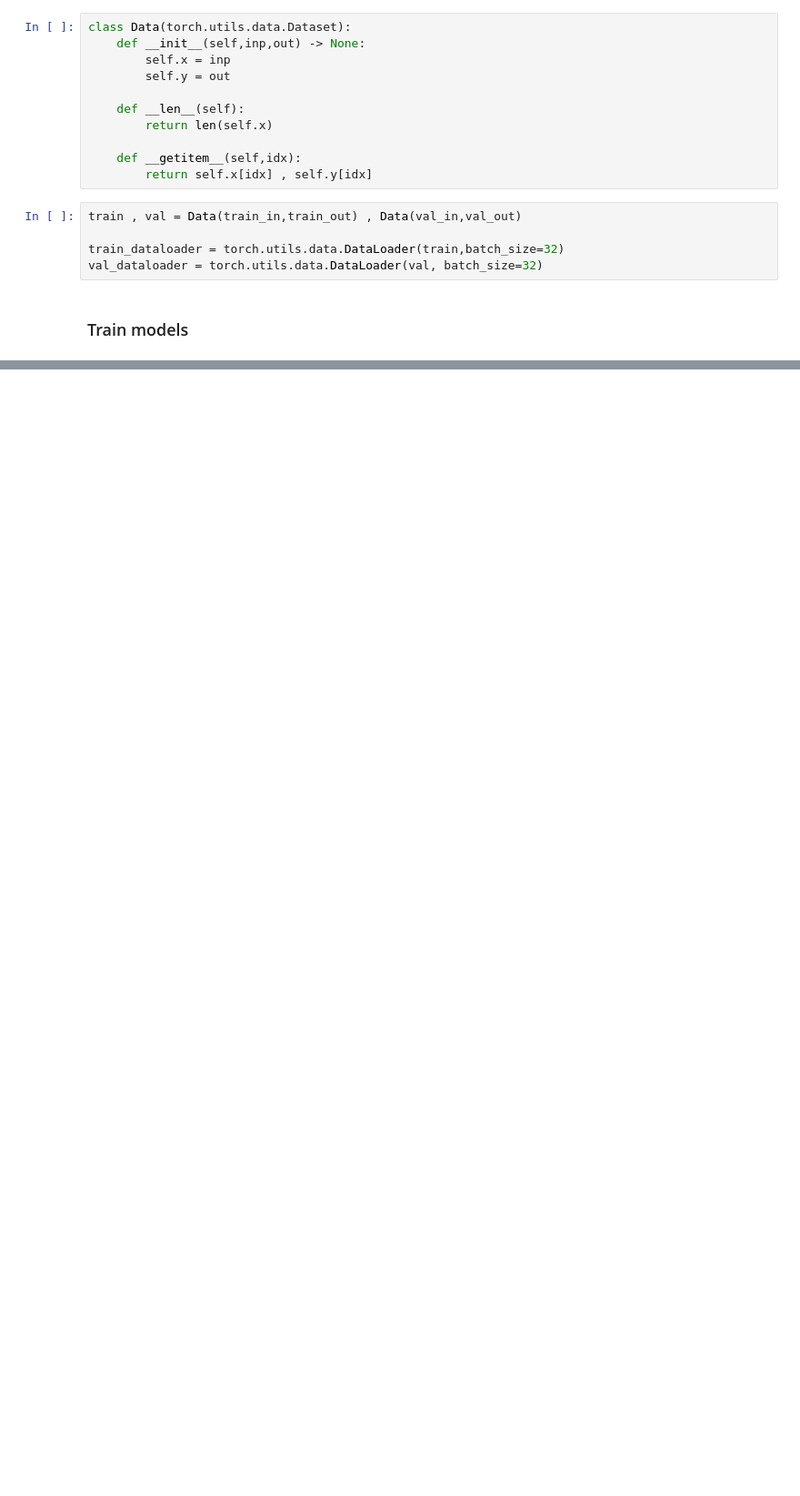
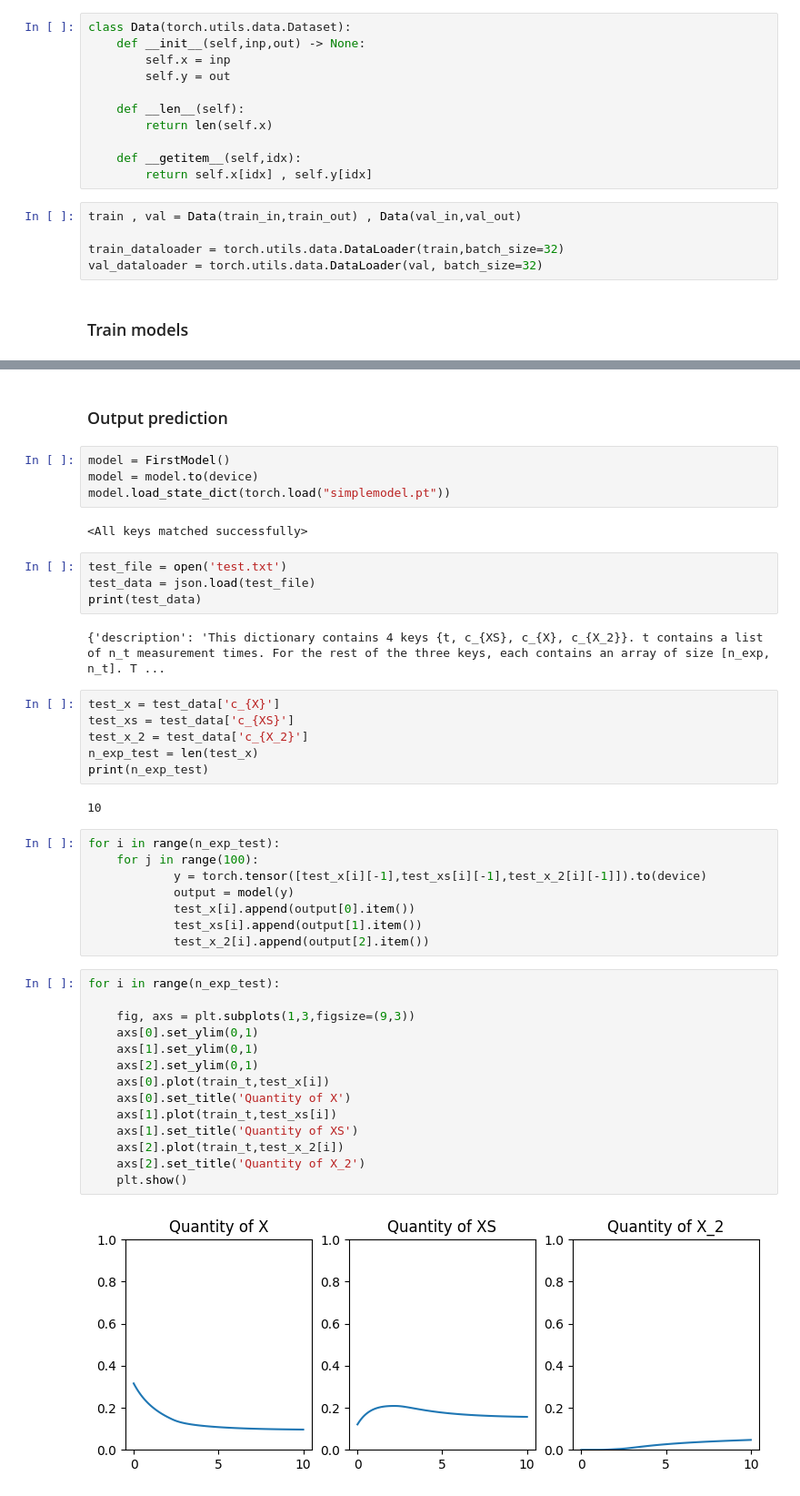
Before and after one commit to kbnopro/simc_sample, a Jupyter notebook: 3a.ipynb, the cells around one changed output, grey strips where cells are left out. Shown at 91% size. Saved outputs shown, nothing was run; the diff lists cells and outputs as text; blank space fills up the shorter version.

Commit message:
first attempt

```diff
--- a/3a.ipynb
+++ b/3a.ipynb
@@ -196,0 +227,46 @@ Save model because val loss improve loss 0.030
+# %% [markdown]
+<h3> Output prediction
+# %%
+model = FirstModel()
+model = model.to(device)
+model.load_state_dict(torch.load("simplemodel.pt"))
+# %% [output]
+<All keys matched successfully>
+# %%
+test_file = open('test.txt')
+test_data = json.load(test_file)
+print(test_data)
+# %% [output]
+{'description': 'This dictionary contains 4 keys {t, c_{XS}, c_{X}, c_{X_2}}. t contains a list of n_t measurement times. For the rest of the three keys, each contains an array of size [n_exp, n_t]. T ...
+# %%
+test_x = test_data['c_{X}']
+test_xs = test_data['c_{XS}']
+test_x_2 = test_data['c_{X_2}']
+n_exp_test = len(test_x)
+print(n_exp_test)
+# %% [output]
+10
+# %%
+for i in range(n_exp_test):
+    for j in range(100):
+            y = torch.tensor([test_x[i][-1],test_xs[i][-1],test_x_2[i][-1]]).to(device)
+            output = model(y)
+            test_x[i].append(output[0].item())
+            test_xs[i].append(output[1].item())
+            test_x_2[i].append(output[2].item())
+# %%
+for i in range(n_exp_test):
+
+    fig, axs = plt.subplots(1,3,figsize=(9,3))
+    axs[0].set_ylim(0,1)
+    axs[1].set_ylim(0,1)
+    axs[2].set_ylim(0,1)
+    axs[0].plot(train_t,test_x[i])
+    axs[0].set_title('Quantity of X')
+    axs[1].plot(train_t,test_xs[i])
+    axs[1].set_title('Quantity of XS')
+    axs[2].plot(train_t,test_x_2[i])
+    axs[2].set_title('Quantity of X_2')
+    plt.show()
+# %% [output]
+[figure, added]
```
Also changed, not shown: parts of 6 cells of this notebook, 2 other files.
